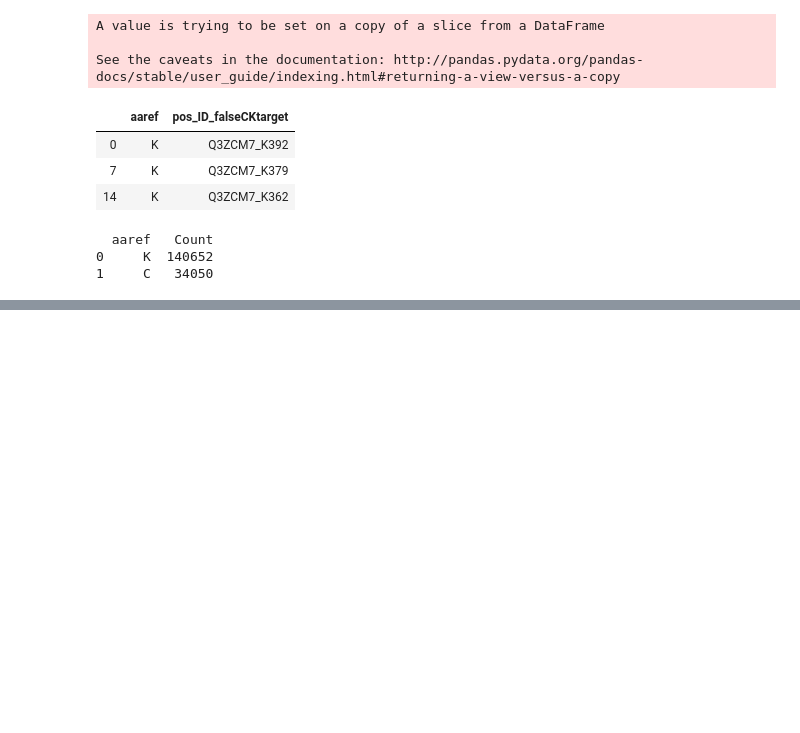
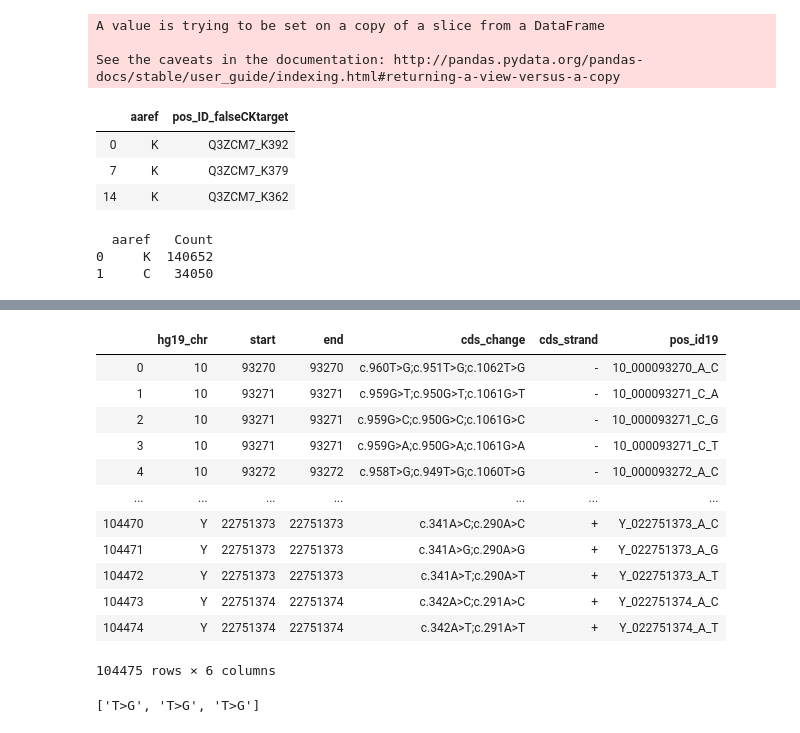
Before and after one commit to Mfpfox/MAPPING, a Jupyter notebook: K19_12_10_Coordinates_score_annotation.ipynb, the cells around one changed output, grey strips where cells are left out. Drawn from its saved outputs; the diff is of its cells as text; code cells hidden in the pictures; blank space fills up the shorter version.

```diff
--- a/K19_12_10_Coordinates_score_annotation.ipynb
+++ b/K19_12_10_Coordinates_score_annotation.ipynb
@@ -813,0 +982,3 @@ largeNON
+# %%
+dect2['end'] = dect2['hg19_pos(1-based)'].copy()
+notdect2['end'] = notdect2['hg19_pos(1-based)'].copy()
@@ -813,0 +995,10 @@ largeNON
+# %%
+# rename
+cols = ['hg19_chr', 'start', 'cds_change', 'cds_strand', 'pos_id19', 'end']
+dect2.columns = cols
+notdect2.columns = cols
+# change order again
+cols = ['hg19_chr', 'start', 'end', 'cds_change', 'cds_strand', 'pos_id19']
+
+dect2 = dect2[cols]
+notdect2 = notdect2[cols]
@@ -813,0 +1027,31 @@ largeNON
+# %%
+dect2
+# %% [output]
+|  | hg19_chr | start | end | cds_change | cds_strand | pos_id19 |
+| 0 | 10 | 93270 | 93270 | c.960T>G;c.951T>G;c.1062T>G | - | 10_000093270_A_C |
+| 1 | 10 | 93271 | 93271 | c.959G>T;c.950G>T;c.1061G>T | - | 10_000093271_C_A |
+| 2 | 10 | 93271 | 93271 | c.959G>C;c.950G>C;c.1061G>C | - | 10_000093271_C_G |
+| 3 | 10 | 93271 | 93271 | c.959G>A;c.950G>A;c.1061G>A | - | 10_000093271_C_T |
+| 4 | 10 | 93272 | 93272 | c.958T>G;c.949T>G;c.1060T>G | - | 10_000093272_A_C |
+| ... | ... | ... | ... | ... | ... | ... |
+| 104470 | Y | 22751373 | 22751373 | c.341A>C;c.290A>C | + | Y_022751373_A_C |
+| 104471 | Y | 22751373 | 22751373 | c.341A>G;c.290A>G | + | Y_022751373_A_G |
+| 104472 | Y | 22751373 | 22751373 | c.341A>T;c.290A>T | + | Y_022751373_A_T |
+| 104473 | Y | 22751374 | 22751374 | c.342A>C;c.291A>C | + | Y_022751374_A_C |
+| 104474 | Y | 22751374 | 22751374 | c.342A>T;c.291A>T | + | Y_022751374_A_T |
+104475 rows × 6 columns
+# %%
+test = "c.960T>G;c.951T>G;c.1062T>G"
+
+
+def formatHGVSvep(element):
+    bun = re.findall(r"c.\d+(\D>\D)",element)
+    #str1 = ''.join(bun[0])
+    #return str1
+    return bun
+
+outtest = formatHGVSvep(test)
+print(outtest)
+#silentTest = sdf.Name.apply(formatHGVSvep)
+# %% [output]
+['T>G', 'T>G', 'T>G']
```
Also changed, not shown: parts of 29 cells of this notebook.
